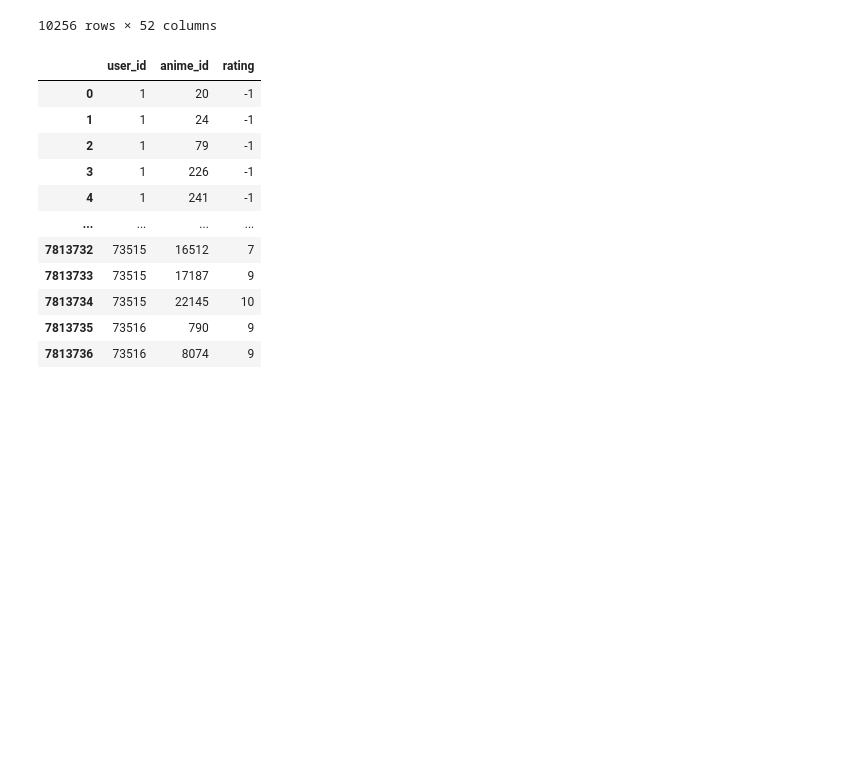
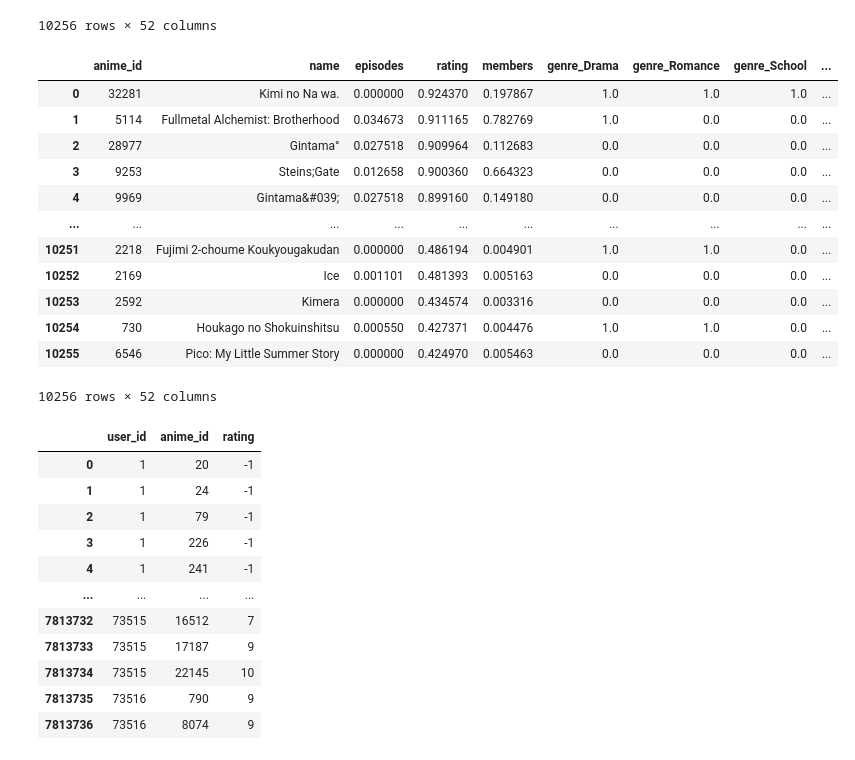
Before and after one commit to xiw019/CCXXXIII---COGS-118B-Final-Project, a Jupyter notebook: data_cleaning.ipynb, the cells around one changed output. Drawn from its saved outputs; the diff is of its cells as text; code cells hidden in the pictures; blank space fills up the shorter version.

Commit message:
Clean dataset: replaced episodes 'unknown' with 500, normalized numerical attributes in df_anime

```diff
--- a/data_cleaning.ipynb
+++ b/data_cleaning.ipynb
@@ -190,6 +190,30 @@ df_anime
 | 10254 | 730 | Houkago no Shokuinshitsu | 2 | 5.23 | 4550 | 1.0 | 1.0 | 0.0 | ... |
 | 10255 | 6546 | Pico: My Little Summer Story | 1 | 5.21 | 5551 | 0.0 | 0.0 | 0.0 | ... |
 10256 rows × 52 columns
+# %%
+## Replace 'Unknown' in episodes with 500
+df_anime['episodes'].replace({'Unknown': '500'}, inplace=True)
+# %%
+## Normalize numerical attributes
+for column in ['episodes', 'rating', 'members']:
+    df_anime[column] = pd.to_numeric(df_anime[column], downcast="float")
+    df_anime[column] = (df_anime[column] - df_anime[column].min()) / (df_anime[column].max() - df_anime[column].min())
+# %%
+df_anime
+# %% [output]
+|  | anime_id | name | episodes | rating | members | genre_Drama | genre_Romance | genre_School | ... |
+| 0 | 32281 | Kimi no Na wa. | 0.000000 | 0.924370 | 0.197867 | 1.0 | 1.0 | 1.0 | ... |
+| 1 | 5114 | Fullmetal Alchemist: Brotherhood | 0.034673 | 0.911165 | 0.782769 | 1.0 | 0.0 | 0.0 | ... |
+| 2 | 28977 | Gintama° | 0.027518 | 0.909964 | 0.112683 | 0.0 | 0.0 | 0.0 | ... |
+| 3 | 9253 | Steins;Gate | 0.012658 | 0.900360 | 0.664323 | 0.0 | 0.0 | 0.0 | ... |
+| 4 | 9969 | Gintama&#039; | 0.027518 | 0.899160 | 0.149180 | 0.0 | 0.0 | 0.0 | ... |
+| ... | ... | ... | ... | ... | ... | ... | ... | ... | ... |
+| 10251 | 2218 | Fujimi 2-choume Koukyougakudan | 0.000000 | 0.486194 | 0.004901 | 1.0 | 1.0 | 0.0 | ... |
+| 10252 | 2169 | Ice | 0.001101 | 0.481393 | 0.005163 | 0.0 | 0.0 | 0.0 | ... |
+| 10253 | 2592 | Kimera | 0.000000 | 0.434574 | 0.003316 | 0.0 | 0.0 | 0.0 | ... |
+| 10254 | 730 | Houkago no Shokuinshitsu | 0.000550 | 0.427371 | 0.004476 | 1.0 | 1.0 | 0.0 | ... |
+| 10255 | 6546 | Pico: My Little Summer Story | 0.000000 | 0.424970 | 0.005463 | 0.0 | 0.0 | 0.0 | ... |
+10256 rows × 52 columns
 # %%
 ## Save cleaned dataset
 df_anime.to_csv(os.path.join(data_path, 'anime_cleaned.csv'), index=False)
```
Also changed, not shown: 1 other file.
